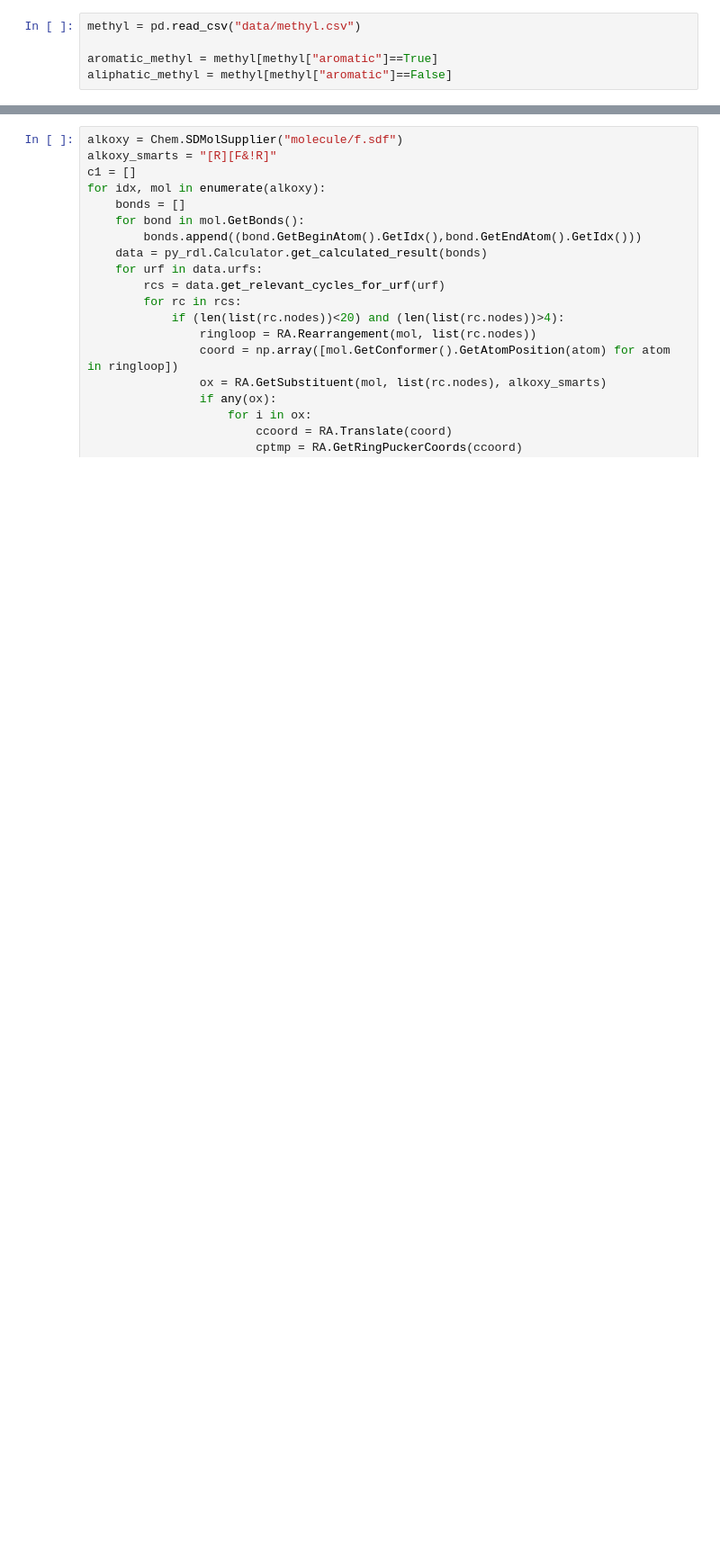
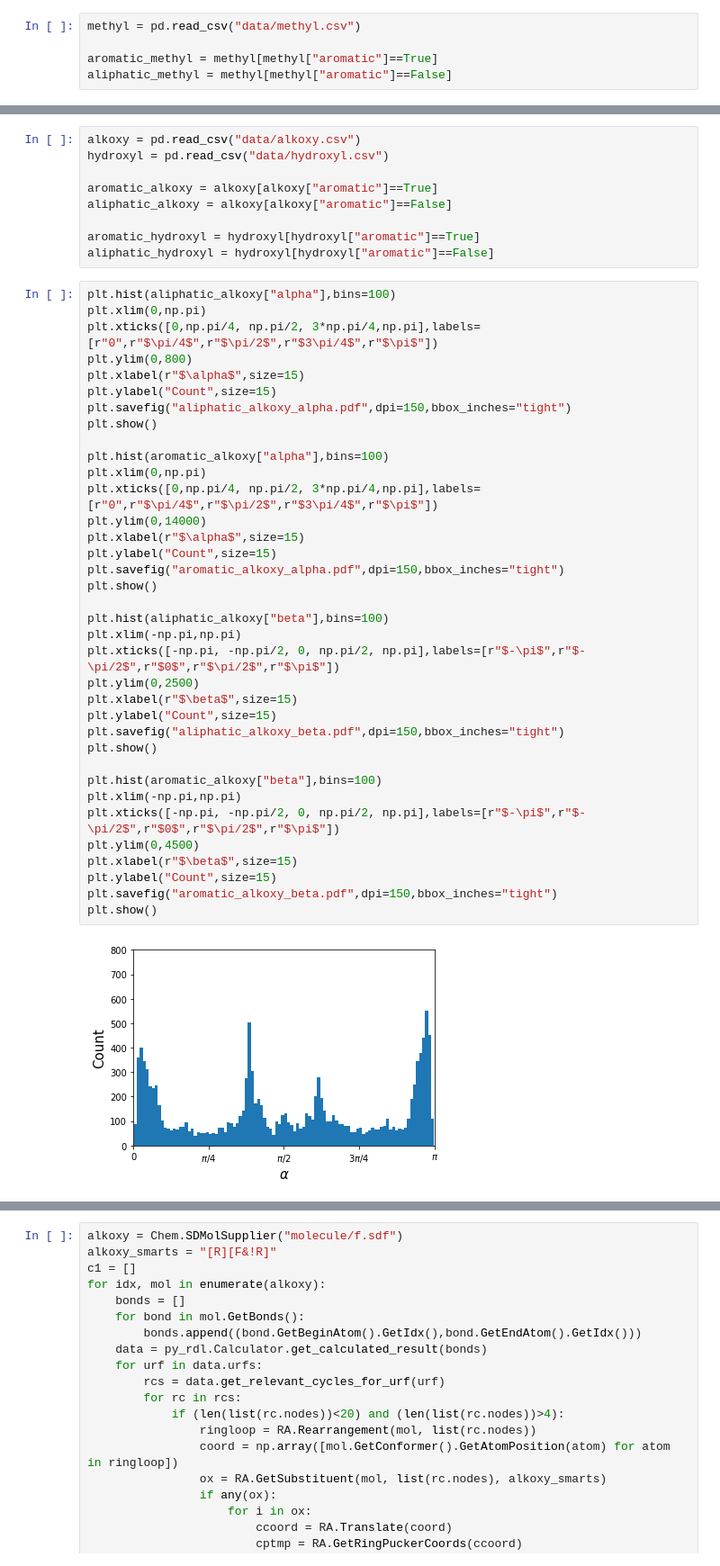
Before and after one commit to lucianlschan/RING, a Jupyter notebook: Macrocycle.ipynb, the cells around one changed output, grey strips where cells are left out. Shown at 90% size. Cells and saved outputs as stored; diff of their text form; blank space fills up the shorter version.

```diff
--- a/Macrocycle.ipynb
+++ b/Macrocycle.ipynb
@@ -232,0 +241,47 @@ plt.show()
+# %%
+alkoxy = pd.read_csv("data/alkoxy.csv")
+hydroxyl = pd.read_csv("data/hydroxyl.csv")
+
+aromatic_alkoxy = alkoxy[alkoxy["aromatic"]==True]
+aliphatic_alkoxy = alkoxy[alkoxy["aromatic"]==False]
+
+aromatic_hydroxyl = hydroxyl[hydroxyl["aromatic"]==True]
+aliphatic_hydroxyl = hydroxyl[hydroxyl["aromatic"]==False]
+# %%
+plt.hist(aliphatic_alkoxy["alpha"],bins=100)
+plt.xlim(0,np.pi)
+plt.xticks([0,np.pi/4, np.pi/2, 3*np.pi/4,np.pi],labels=[r"0",r"$\pi/4$",r"$\pi/2$",r"$3\pi/4$",r"$\pi$"])
+plt.ylim(0,800)
+plt.xlabel(r"$\alpha$",size=15)
+plt.ylabel("Count",size=15)
+plt.savefig("aliphatic_alkoxy_alpha.pdf",dpi=150,bbox_inches="tight")
+plt.show()
+
+plt.hist(aromatic_alkoxy["alpha"],bins=100)
+plt.xlim(0,np.pi)
+plt.xticks([0,np.pi/4, np.pi/2, 3*np.pi/4,np.pi],labels=[r"0",r"$\pi/4$",r"$\pi/2$",r"$3\pi/4$",r"$\pi$"])
+plt.ylim(0,14000)
+plt.xlabel(r"$\alpha$",size=15)
+plt.ylabel("Count",size=15)
+plt.savefig("aromatic_alkoxy_alpha.pdf",dpi=150,bbox_inches="tight")
+plt.show()
+
+plt.hist(aliphatic_alkoxy["beta"],bins=100)
+plt.xlim(-np.pi,np.pi)
+plt.xticks([-np.pi, -np.pi/2, 0, np.pi/2, np.pi],labels=[r"$-\pi$",r"$-\pi/2$",r"$0$",r"$\pi/2$",r"$\pi$"])
+plt.ylim(0,2500)
+plt.xlabel(r"$\beta$",size=15)
+plt.ylabel("Count",size=15)
+plt.savefig("aliphatic_alkoxy_beta.pdf",dpi=150,bbox_inches="tight")
+plt.show()
+
+plt.hist(aromatic_alkoxy["beta"],bins=100)
+plt.xlim(-np.pi,np.pi)
+plt.xticks([-np.pi, -np.pi/2, 0, np.pi/2, np.pi],labels=[r"$-\pi$",r"$-\pi/2$",r"$0$",r"$\pi/2$",r"$\pi$"])
+plt.ylim(0,4500)
+plt.xlabel(r"$\beta$",size=15)
+plt.ylabel("Count",size=15)
+plt.savefig("aromatic_alkoxy_beta.pdf",dpi=150,bbox_inches="tight")
+plt.show()
+# %% [output]
+[figure, added]
```
Also changed, not shown: parts of 3 cells of this notebook.
